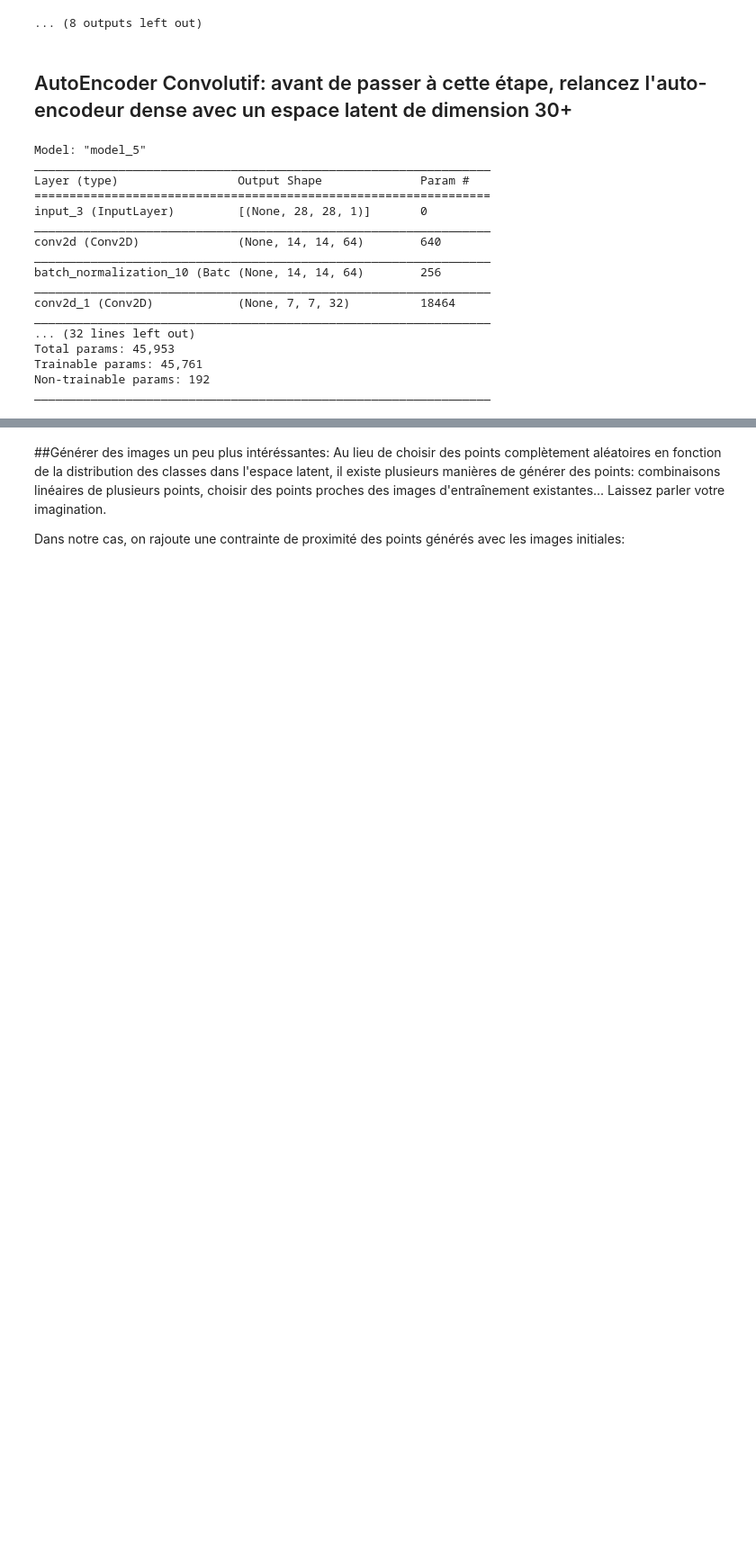
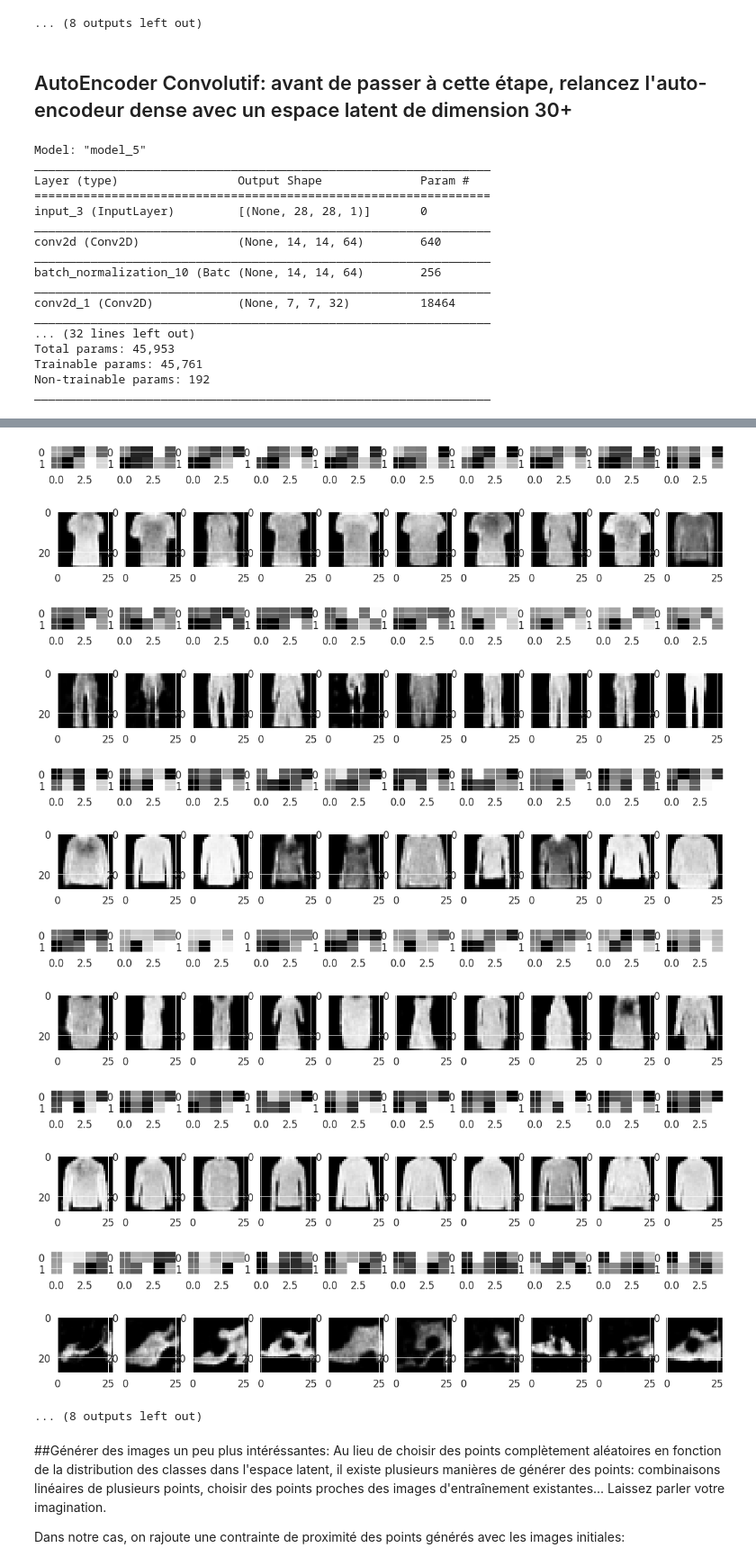
Before and after one commit to JosephGesnouin/Unsup_gener_nets, a Jupyter notebook: TP_modeles_génératifs.ipynb, the cells around one changed output, grey strips where cells are left out. Shown at 90% size. Drawn from its saved outputs; the diff is of its cells as text; code cells hidden in the pictures; blank space fills up the shorter version.

```diff
--- a/TP_modeles_génératifs.ipynb
+++ b/TP_modeles_génératifs.ipynb
@@ -541,35 +575,49 @@ fashion_scatter(tsne_results, train_y)
 # CREATE 10 IMAGES for each classes;
 for nb_classes in range(10):
   sub_train = np.where(train_y == nb_classes)
   images = train_x2[sub_train]
 
 
   # CALCULATE ELLIPSOID FROM IMAGES
   encoded_imgs = encoder.predict(images)
   sz = 2*5
   encoded_imgs = encoded_imgs.reshape((-1,sz))
   mm = np.mean(encoded_imgs,axis=0)
   ss = np.cov(encoded_imgs,rowvar=False)
 
   # GENERATE 10 RANDOM IMAGES
   generated = np.random.multivariate_normal(mm,ss,10)
 
   # PLOT 10 RANDOM IMAGES
 
   #visualisation du latent space
   f, ax = plt.subplots(1,10)
   f.set_size_inches(20, 20)
   for i in range(10):
-      ax[i].imshow(generated[i].reshape(2, 5))
+      ax[i].imshow(generated[i].reshape(2, 5),cmap='gray')
   plt.show()
 
   #visualisation reconstruction
   f, ax = plt.subplots(1,10)
   f.set_size_inches(20, 20)
   reconstruct = decoder.predict(generated)
   for i in range(10):
-      ax[i].imshow(reconstruct[i].reshape(28, 28))
+      ax[i].imshow(reconstruct[i].reshape(28, 28),cmap='gray')
   plt.show()
+# %% [output]
+[figure, added]
+[figure, added]
+[figure, added]
+[figure, added]
+[figure, added]
+[figure, added]
+[figure, added]
+[figure, added]
+[figure, added]
+[figure, added]
+[figure, added]
+[figure, added]
+... (8 outputs left out)
 # %% [markdown]
 ##Générer des images un peu plus intéréssantes:
 Au lieu de choisir des points complètement aléatoires en fonction de la distribution des classes dans l'espace latent, il existe plusieurs manières de générer des points: combinaisons linéaires de plusieurs points, choisir des points proches des images d'entraînement existantes... Laissez parler votre imagination.
```
Also changed, not shown: parts of 25 cells of this notebook.
